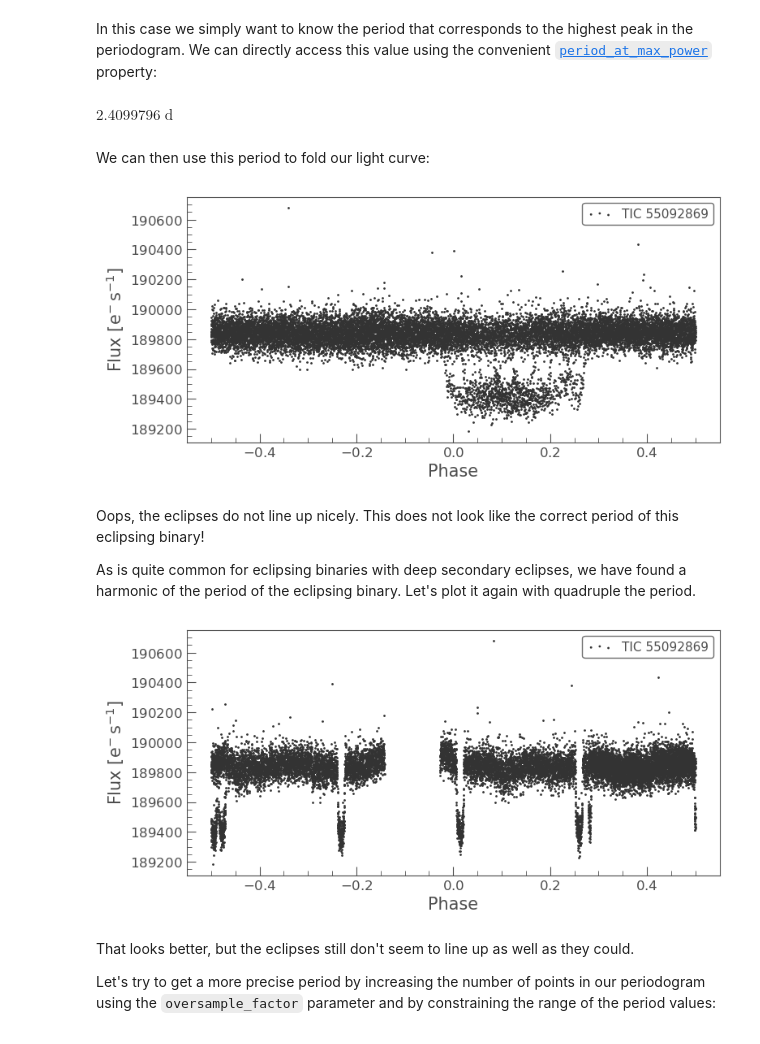
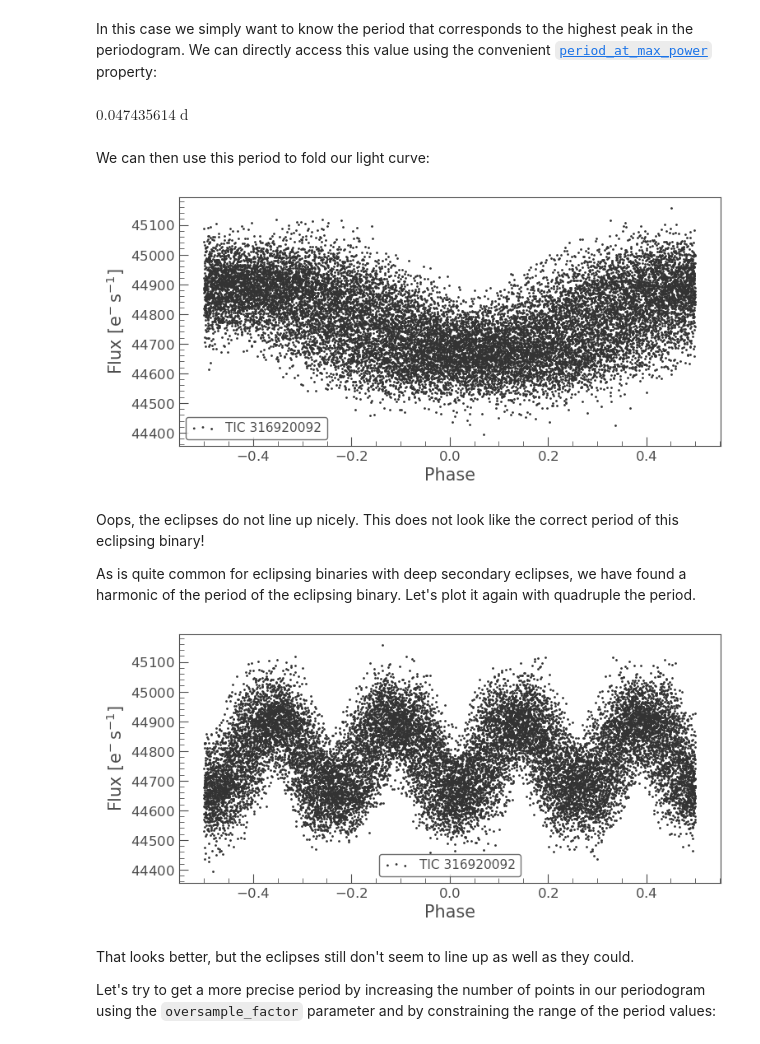
Before and after one commit to rebekah9969/lightkurve, a Jupyter notebook: docs/source/tutorials/01-using-the-periodogram-classv2.ipynb, the cells around one changed output. Drawn from its saved outputs; the diff is of its cells as text; code cells hidden in the pictures.

```diff
--- a/docs/source/tutorials/01-using-the-periodogram-classv2.ipynb
+++ b/docs/source/tutorials/01-using-the-periodogram-classv2.ipynb
@@ -12,7 +12,7 @@ import pandas as pd
 
 #HD 31901
 from lightkurve import search_lightcurvefile
-lc = search_lightcurvefile('KELT-11b', sector=9).download().PDCSAP_FLUX.remove_nans()
+lc = search_lightcurvefile('HD 31901', sector=5).download().PDCSAP_FLUX.remove_nans()
 # %% [markdown]
 Let's plot the light curve to see what we're working with.
 # %%
@@ -78,21 +78,21 @@ In this case we simply want to know the period that corresponds to the highest p
 # %%
 pg.period_at_max_power
 # %% [output]
-$2.4099796 \; \mathrm{d}$
+$0.047435614 \; \mathrm{d}$
 # %% [markdown]
 We can then use this period to fold our light curve:
 # %%
-lc.fold(pg.period_at_max_power, t0=17483.43047).scatter();
+lc.fold(pg.period_at_max_power).scatter();
 # %% [output]
-[figure, old version]
+[figure, new version]
 # %% [markdown]
 Oops, the eclipses do not line up nicely. This does not look like the correct period of this eclipsing binary!
 
 As is quite common for eclipsing binaries with deep secondary eclipses, we have found a harmonic of the period of the eclipsing binary. Let's plot it again with quadruple the period.
 # %%
-lc.fold(8 * pg.period_at_max_power, t0=17483.43047).scatter();
+lc.fold(4 * pg.period_at_max_power).scatter();
 # %% [output]
-[figure, old version]
+[figure, new version]
 # %% [markdown]
 That looks better, but the eclipses still don't seem to line up as well as they could.
 
```
Also changed, not shown: parts of 5 cells of this notebook.
